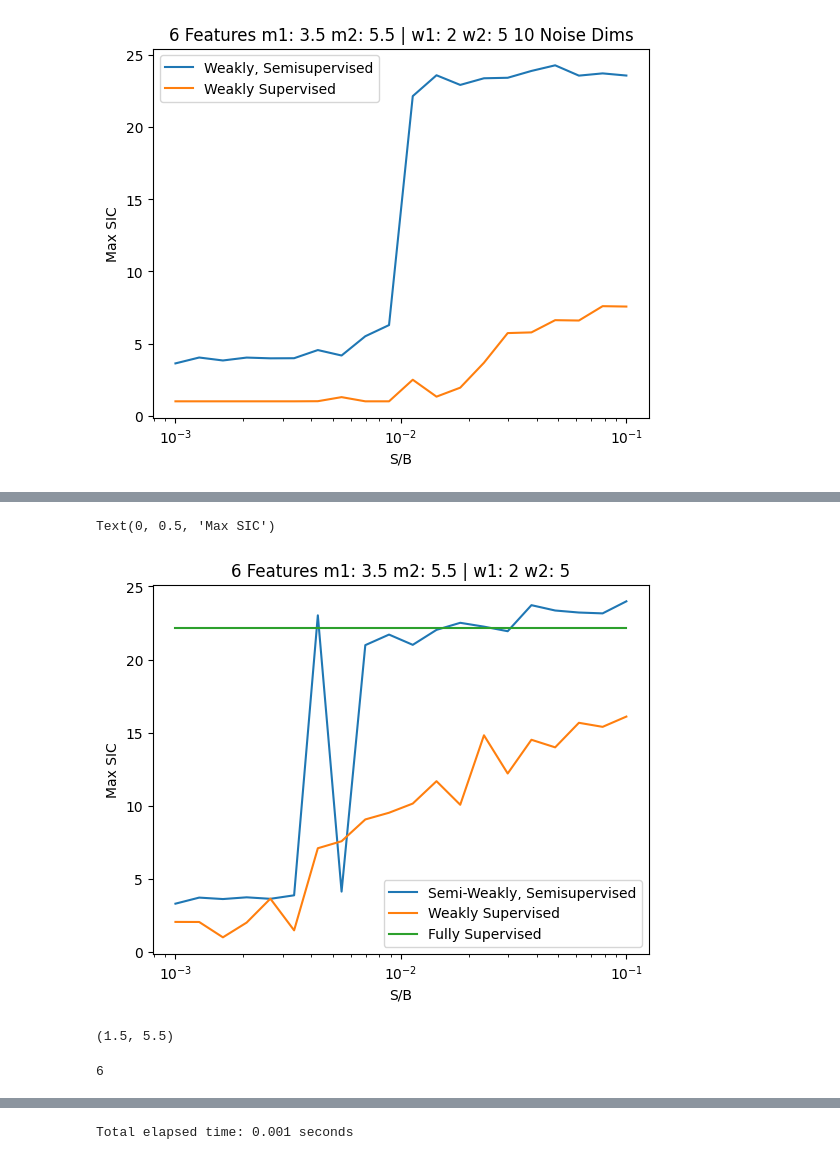
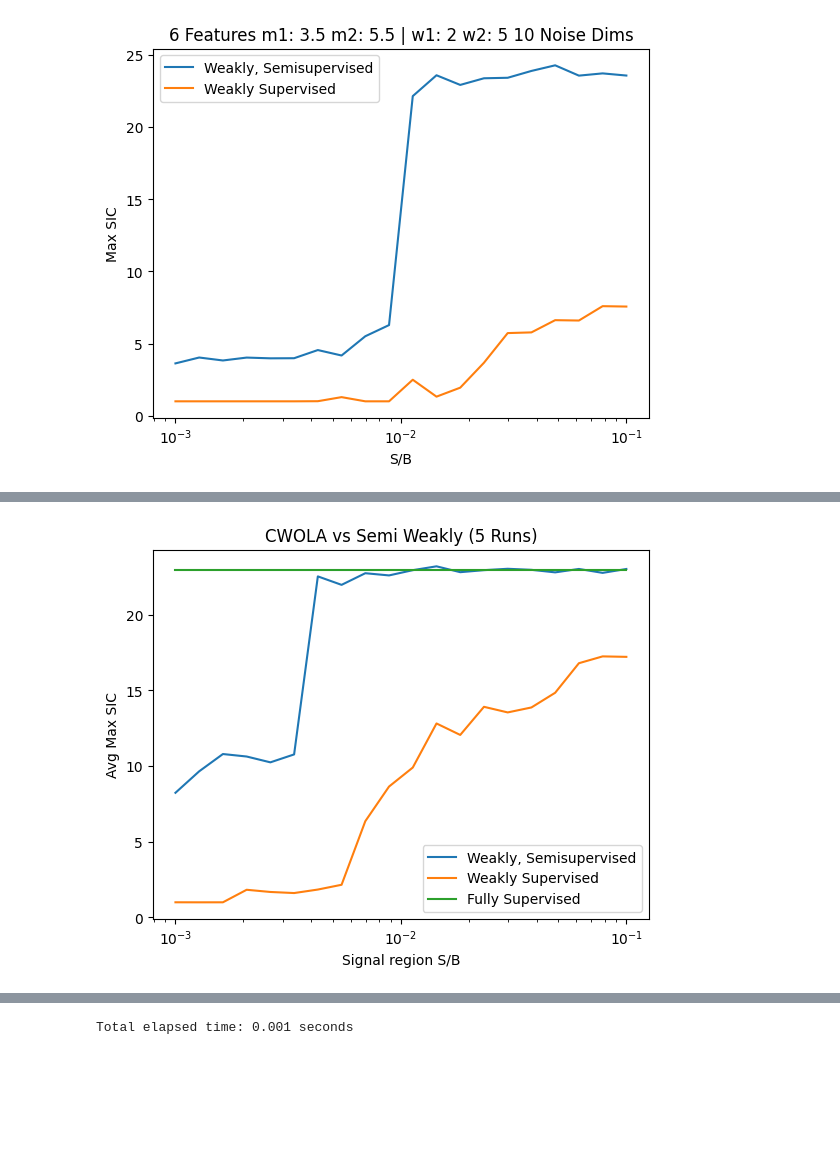
Before and after one commit to GitGup/SemiWeaklySupervised, a Jupyter notebook: SemiWeakly6Features.ipynb, the cells around one changed output, grey strips where cells are left out. Cells and saved outputs as stored; diff of their text form; code cells hidden in the pictures; blank space fills up the shorter version.

Commit message:
correcntly ensembling with FS comparison out of loop

```diff
--- a/SemiWeakly6Features.ipynb
+++ b/SemiWeakly6Features.ipynb
@@ -633,8 +649,8 @@ for _ in range(num_runs):
         model_all2 = Model(inputs = inputs, outputs = ws)
         model_all2.compile(loss='binary_crossentropy', optimizer=tf.keras.optimizers.Adam(learning_rate = 0.01))
 
-        m1 = 1.5
-        m2 = 5.5
+        m1 = 2
+        m2 = 5
 
         test_background = int(1/2 * len(x[0,0, qq, noise]))
         train_reference = int(1/4 *len(x[0,0, qq, noise]))
@@ -673,25 +689,27 @@ for _ in range(num_runs):
         fpr2, tpr2, _ = metrics.roc_curve(y2, scores2)
 
         #fully supervised
-        x_data_full = np.concatenate([x[0,0, qq, noise],x[m1,m2, qq, noise]])
-        y_data_full = np.concatenate([np.zeros(len(x[0,0, qq, noise])),np.ones(len(x[m1,m2, qq, noise]))])
-        X_train_full, X_val_full, Y_train_full, Y_val_full = train_test_split(x_data_full, y_data_full, test_size=0.5, random_state = 42)
+#         x_data_full = np.concatenate([x[0,0, qq, noise],x[m1,m2, qq, noise]])
+#         y_data_full = np.concatenate([np.zeros(len(x[0,0, qq, noise])),np.ones(len(x[m1,m2, qq, noise]))])
+#         X_train_full, X_val_full, Y_train_full, Y_val_full = train_test_split(x_data_full, y_data_full, test_size=0.5, random_state = 42)
 
-        model_dedicated = Sequential()
-        model_dedicated.add(Dense(128, input_dim=feature_dims, activation='relu'))
-        model_dedicated.add(Dense(128, activation='relu'))
-        model_dedicated.add(Dense(128, activation='relu'))
-        model_dedicated.add(Dense(1, activation='sigmoid'))
-        model_dedicated.compile(loss="binary_crossentropy", optimizer='adam', metrics=['accuracy'])
+#         model_dedicated = Sequential()
+#         model_dedicated.add(Dense(128, input_dim=feature_dims, activation='relu'))
+#         model_dedicated.add(Dense(128, activation='relu'))
+#         model_dedicated.add(Dense(128, activation='relu'))
+#         model_dedicated.add(Dense(1, activation='sigmoid'))
+#         model_dedicated.compile(loss="binary_crossentropy", optimizer='adam', metrics=['accuracy'])
 
-        myhistory_full = model_dedicated.fit(X_train_full, Y_train_full, epochs=20,validation_data=(X_val_full, Y_val_full),batch_size=1024, verbose = 0)
+#         myhistory_full = model_dedicated.fit(X_train_full, Y_train_full, epochs=20,validation_data=(X_val_full, Y_val_full),batch_size=1024, verbose = 0)
 
-        scores_full = model_dedicated.predict(np.concatenate([x[0,0, qq, noise][0:test_background],x[m1,m2, qq, noise][0:test_signal]]),batch_size=1024)
+        scores_full = train_supervised.predict(np.concatenate([x[0,0, qq, noise][0:test_background],x[m1,m2, qq, noise][0:test_signal]]),batch_size=1024)
         y_full = np.concatenate([np.zeros(test_background),np.ones(test_signal)])
         fpr_full, tpr_full, _ = metrics.roc_curve(y_full, scores_full)
 
+        #parametrized for comparison
         scores_full2 = model_qq.predict(x_data_qq[np.product(x_data_qq[:,6:8]==[m1,m2],axis=1)==1],batch_size=1000)
         fpr_full2, tpr_full2, _ = metrics.roc_curve(y_data_qq[np.product(x_data_qq[:,6:8]==[m1,m2],axis=1)==1], scores_full2)
+
         msic1.append([np.max(tpr/np.sqrt(fpr+0.0001))])
         msic2.append([np.max(tpr2/np.sqrt(fpr2+0.0001))])
         msic3.append([np.max(tpr_full/np.sqrt(fpr_full+0.0001))])
@@ -721,15 +760,21 @@ plt.ylim([0,700])
-# %%
-plt.plot(sig_list,msic1,label="Semi-Weakly, Semisupervised")
-plt.plot(sig_list,msic2,label="Weakly Supervised")
-plt.plot(sig_list,msic3,label="Fully Supervised")
-plt.title(f"6 Features m1: {m1} m2: {m2} | w1: {w1} w2: {w2}")
-plt.legend()
-plt.xscale("log")
-plt.xlabel("S/B")
-plt.ylabel("Max SIC")
-# %% [output]
-Text(0, 0.5, 'Max SIC')
-[figure, removed]
+# %%
+sig_list = np.logspace(-3, -1, 20)
+avgmsic1 = np.median(msic1_runs, axis = 0)
+avgmsic2 = np.median(msic2_runs, axis = 0)
+avgmsic3 = np.median(msic3_runs, axis = 0)
+
+plt.figure()
+plt.plot(sig_list,avgmsic1,label="Weakly, Semisupervised")
+plt.plot(sig_list,avgmsic2,label="Weakly Supervised")
+plt.plot(sig_list,avgmsic3,label="Fully Supervised")
+plt.title(f"CWOLA vs Semi Weakly (5 Runs)")
+plt.legend()
+plt.xscale("log")
+plt.xlabel("Signal region S/B")
+plt.ylabel("Avg Max SIC")
+plt.show()
+# %% [output]
+[figure, added]
 # %%
 max_sics = {}
 max_sics[("SWS", feature_dims, len(model_all2.trainable_weights), m1, m2)] = msic1_runs
@@ -739,11 +784,3 @@ max_sics[("FS", feature_dims, len(model_all2.trainable_weights), m1, m2)] = msic
 import pickle
 with open('max_sics.pkl', 'wb') as f:
     pickle.dump(max_sics, f)
-# %%
-m1, m2
-# %% [output]
-(1.5, 5.5)
-# %%
-feature_dims
-# %% [output]
-6
```
Also changed, not shown: parts of 8 cells of this notebook.
